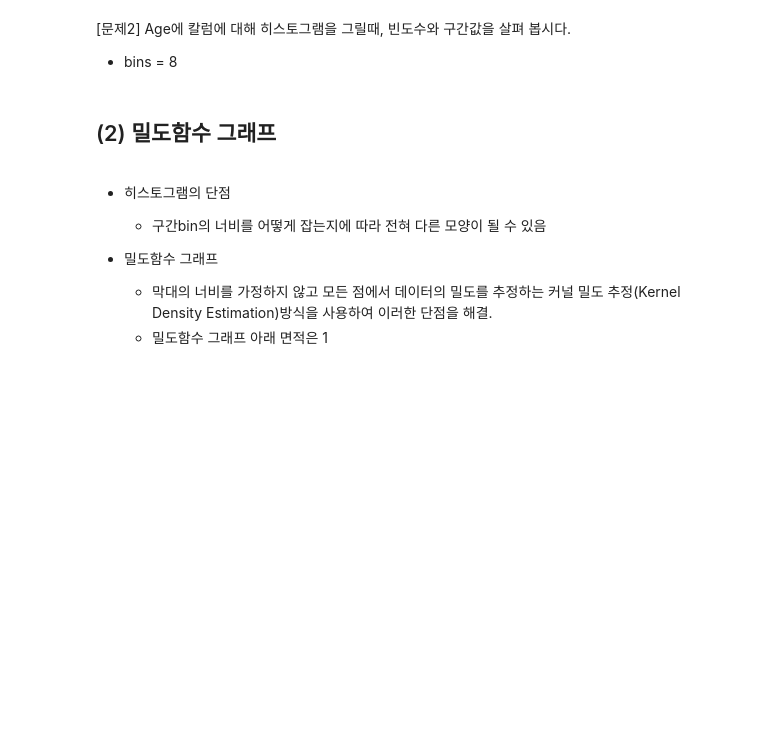
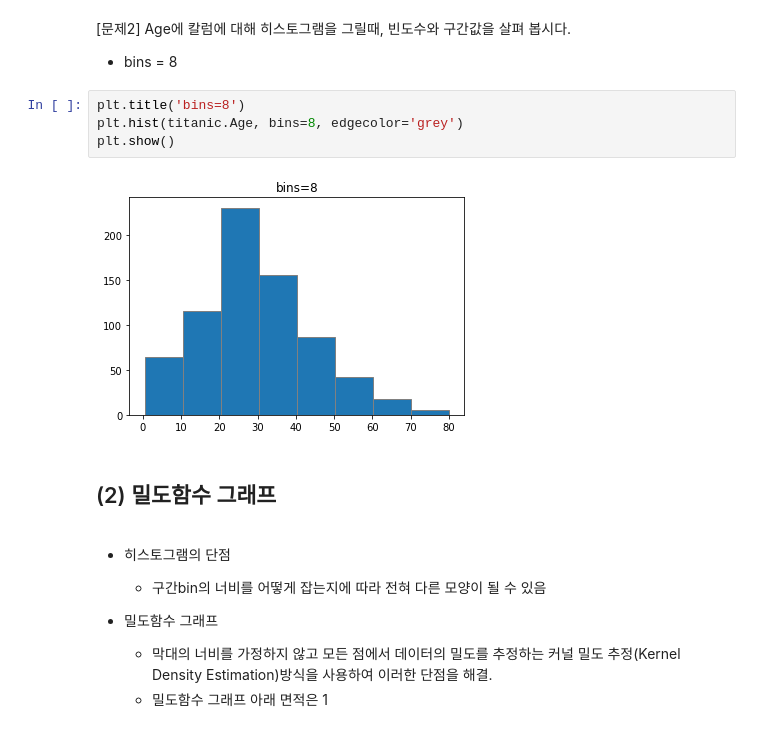
Before and after one commit to yeonsu98/KT-AIVLE-Python, a Jupyter notebook: 20220810/데이터 분석 및 의미찾기/03과 단변량분석_숫자형변수.ipynb, the cells around one changed output. Drawn from its saved outputs; the diff is of its cells as text; blank space fills up the shorter version.

```diff
--- a/20220810/데이터 분석 및 의미찾기/03과 단변량분석_숫자형변수.ipynb
+++ b/20220810/데이터 분석 및 의미찾기/03과 단변량분석_숫자형변수.ipynb
@@ -195,6 +268,12 @@ print('구간값 : ', hist1[1])
 # %% [markdown]
 [문제2] Age에 칼럼에 대해 히스토그램을 그릴때, 빈도수와 구간값을 살펴 봅시다.
 * bins = 8
+# %%
+plt.title('bins=8')
+plt.hist(titanic.Age, bins=8, edgecolor='grey')
+plt.show()
+# %% [output]
+[figure, added]
 # %% [markdown]
 ## (2) 밀도함수 그래프
 # %% [markdown]
```
Also changed, not shown: parts of 26 cells of this notebook, 1 other file.
